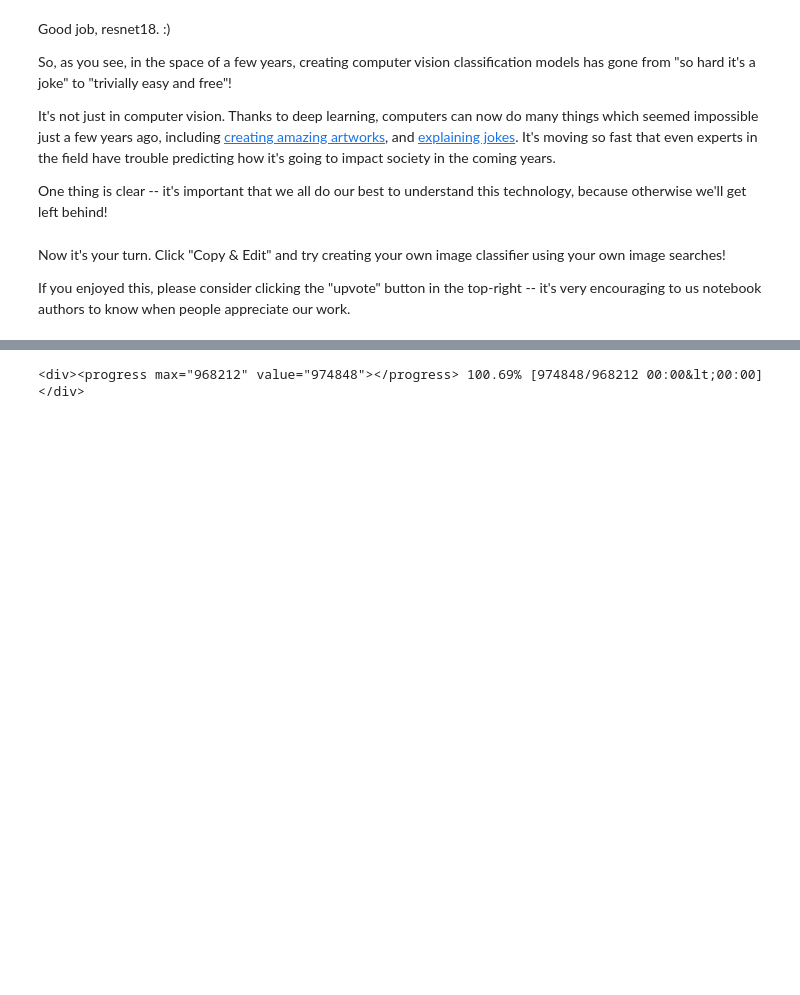
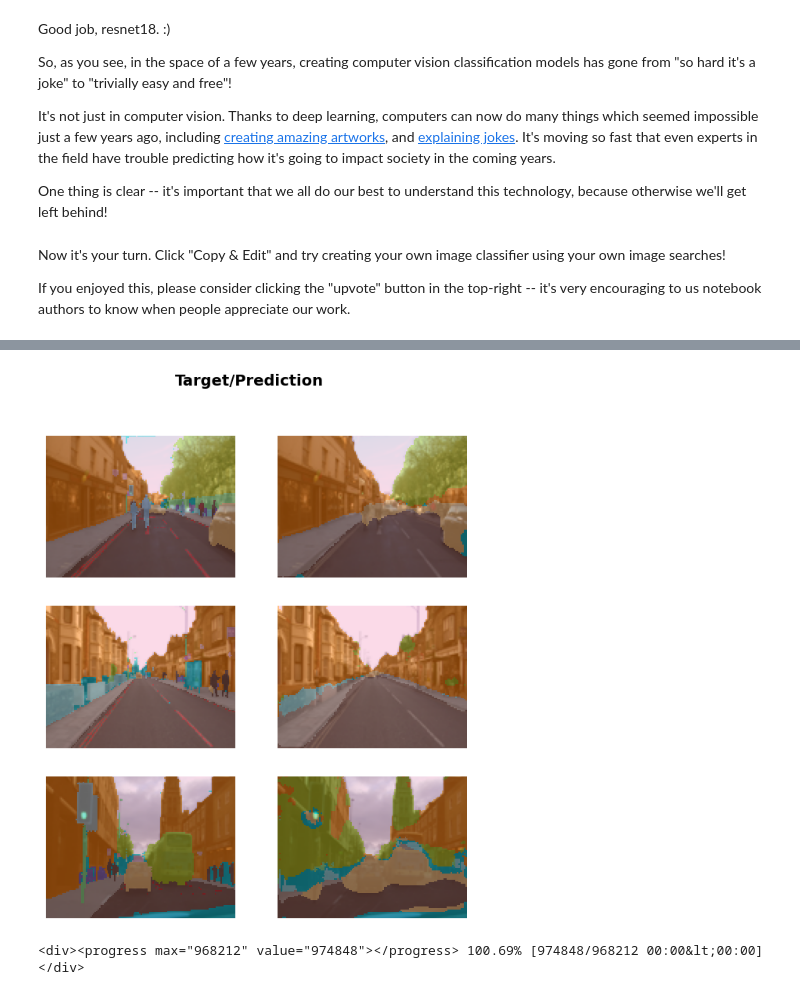
Before and after one commit to kinchittrivedi/Kaggle, a Jupyter notebook: Is_it_a_bird?_Creating_a_model_from_your_own_data.ipynb, the cells around one changed output, grey strips where cells are left out. Cells and saved outputs as stored; diff of their text form; code cells hidden in the pictures; blank space fills up the shorter version.

```diff
--- a/Is_it_a_bird?_Creating_a_model_from_your_own_data.ipynb
+++ b/Is_it_a_bird?_Creating_a_model_from_your_own_data.ipynb
@@ -247,0 +267,3 @@ AttributeError: 'list' object has no attribute 'starmap'
+# %%
+learn.show_results(max_n=3, figsize=(7,8))
+# %% [output]
@@ -248,3 +271,4 @@ AttributeError: 'list' object has no attribute 'starmap'
+[figure, added]
 # %%
 from fastai.tabular.all import *
 path = untar_data(URLs.ADULT_SAMPLE)
```
Also changed, not shown: parts of 3 cells of this notebook.
